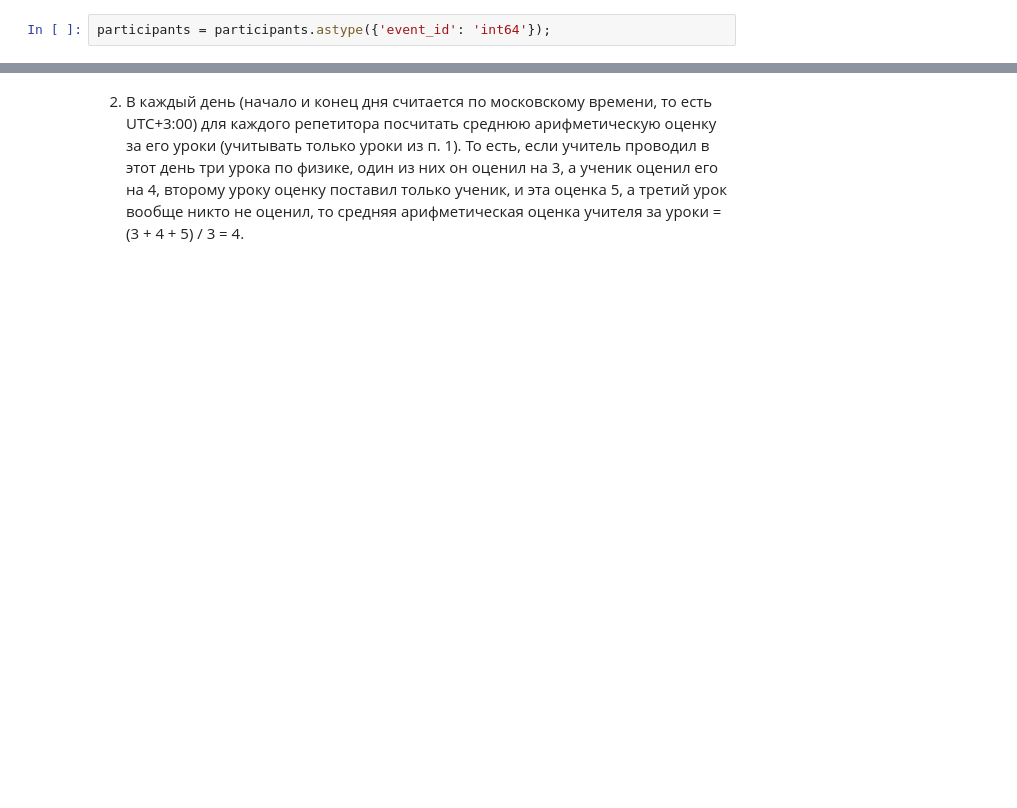
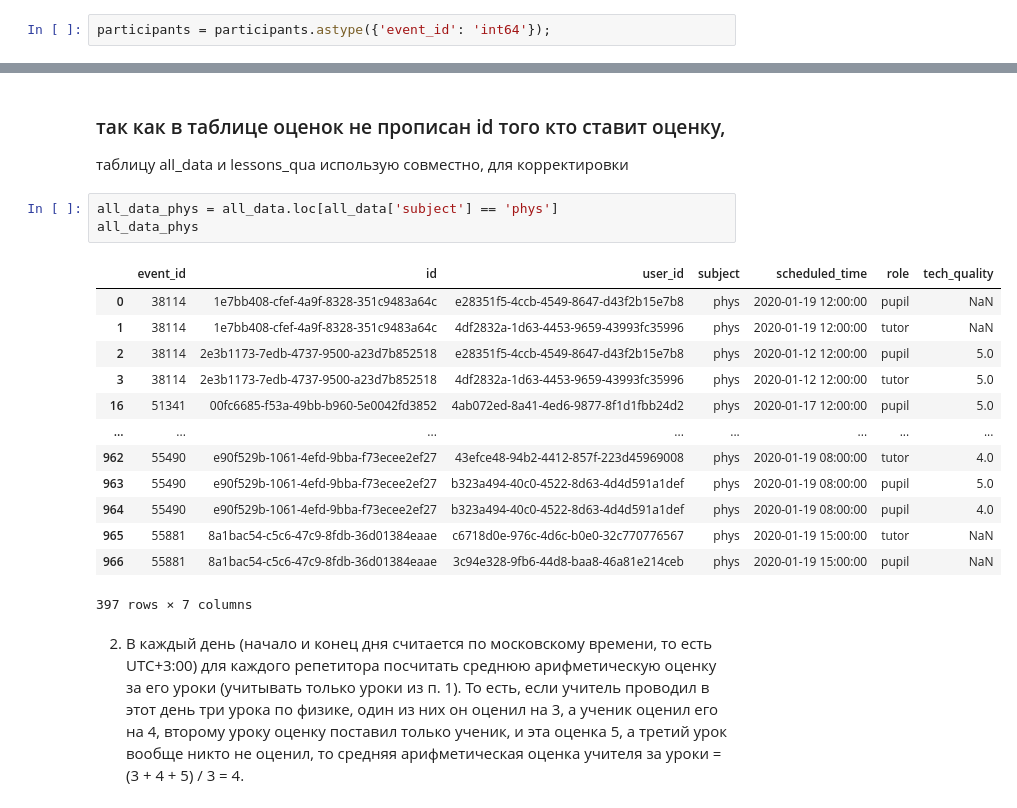
Before and after one commit to JaneCalm/work_tests, a Jupyter notebook: work_test/school.ipynb, the cells around one changed output, grey strips where cells are left out. Saved outputs shown, nothing was run; the diff lists cells and outputs as text; blank space fills up the shorter version.

```diff
--- a/work_test/school.ipynb
+++ b/work_test/school.ipynb
@@ -149,2 +122,22 @@ lessons_phys
+# %% [markdown]
+### так как в таблице оценок не прописан id того кто ставит оценку,
+таблицу all_data и lessons_qua использую совместно, для корректировки
+# %%
+all_data_phys = all_data.loc[all_data['subject'] == 'phys']
+all_data_phys
+# %% [output]
+|  | event_id | id | user_id | subject | scheduled_time | role | tech_quality |
+| 0 | 38114 | 1e7bb408-cfef-4a9f-8328-351c9483a64c | e28351f5-4ccb-4549-8647-d43f2b15e7b8 | phys | 2020-01-19 12:00:00 | pupil | NaN |
+| 1 | 38114 | 1e7bb408-cfef-4a9f-8328-351c9483a64c | 4df2832a-1d63-4453-9659-43993fc35996 | phys | 2020-01-19 12:00:00 | tutor | NaN |
+| 2 | 38114 | 2e3b1173-7edb-4737-9500-a23d7b852518 | e28351f5-4ccb-4549-8647-d43f2b15e7b8 | phys | 2020-01-12 12:00:00 | pupil | 5.0 |
+| 3 | 38114 | 2e3b1173-7edb-4737-9500-a23d7b852518 | 4df2832a-1d63-4453-9659-43993fc35996 | phys | 2020-01-12 12:00:00 | tutor | 5.0 |
+| 16 | 51341 | 00fc6685-f53a-49bb-b960-5e0042fd3852 | 4ab072ed-8a41-4ed6-9877-8f1d1fbb24d2 | phys | 2020-01-17 12:00:00 | pupil | 5.0 |
+| ... | ... | ... | ... | ... | ... | ... | ... |
+| 962 | 55490 | e90f529b-1061-4efd-9bba-f73ecee2ef27 | 43efce48-94b2-4412-857f-223d45969008 | phys | 2020-01-19 08:00:00 | tutor | 4.0 |
+| 963 | 55490 | e90f529b-1061-4efd-9bba-f73ecee2ef27 | b323a494-40c0-4522-8d63-4d4d591a1def | phys | 2020-01-19 08:00:00 | pupil | 5.0 |
+| 964 | 55490 | e90f529b-1061-4efd-9bba-f73ecee2ef27 | b323a494-40c0-4522-8d63-4d4d591a1def | phys | 2020-01-19 08:00:00 | pupil | 4.0 |
+| 965 | 55881 | 8a1bac54-c5c6-47c9-8fdb-36d01384eaae | c6718d0e-976c-4d6c-b0e0-32c770776567 | phys | 2020-01-19 15:00:00 | tutor | NaN |
+| 966 | 55881 | 8a1bac54-c5c6-47c9-8fdb-36d01384eaae | 3c94e328-9fb6-44d8-baa8-46a81e214ceb | phys | 2020-01-19 15:00:00 | pupil | NaN |
+397 rows × 7 columns
 # %% [markdown]
 2. В каждый день (начало и конец дня считается по московскому времени, то есть UTC+3:00) для каждого репетитора посчитать среднюю арифметическую оценку за его уроки (учитывать только уроки из п. 1). То есть, если учитель проводил в этот день три урока по физике, один из них он оценил на 3, а ученик оценил его на 4, второму уроку оценку поставил только ученик, и эта оценка 5, а третий урок вообще никто не оценил, то средняя арифметическая оценка учителя за уроки = (3 + 4 + 5) / 3 = 4.
```
Also changed, not shown: parts of 48 cells of this notebook.
